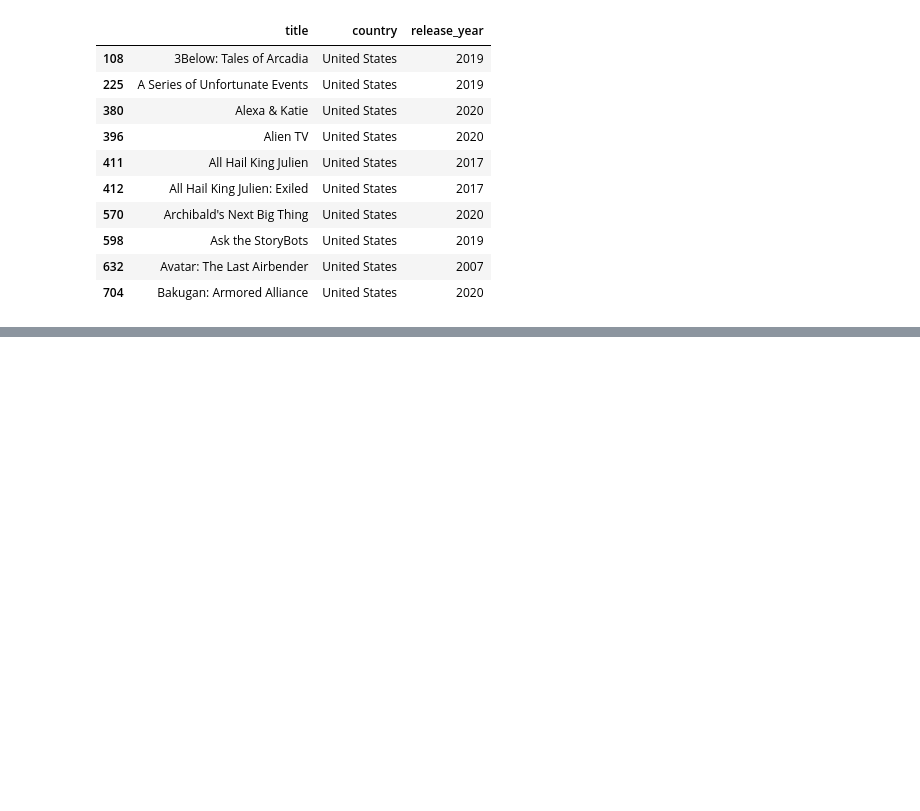
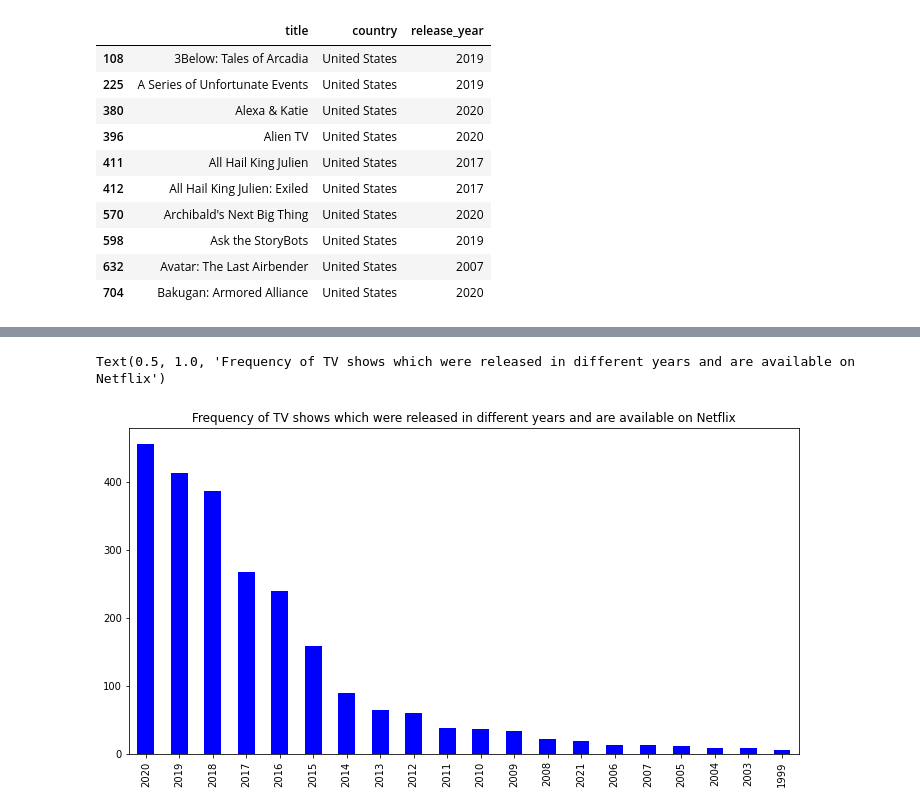
Before and after one commit to SungaHwang/Exploratory_Data_Analysis, a Jupyter notebook: NetflixData.ipynb, the cells around one changed output, grey strips where cells are left out. Cells and saved outputs as stored; diff of their text form; code cells hidden in the pictures; blank space fills up the shorter version.

```diff
--- a/NetflixData.ipynb
+++ b/NetflixData.ipynb
@@ -295,0 +307,7 @@ fig.show()
+# %%
+plt.figure(figsize=(12,6))
+netflix_overall[netflix_overall["type"]=="TV Show"]["release_year"].value_counts()[:20].plot(kind="bar",color="Blue")
+plt.title("Frequency of TV shows which were released in different years and are available on Netflix")
+# %% [output]
+Text(0.5, 1.0, 'Frequency of TV shows which were released in different years and are available on Netflix')
+[figure, added]
```
Also changed, not shown: parts of 9 cells of this notebook.
